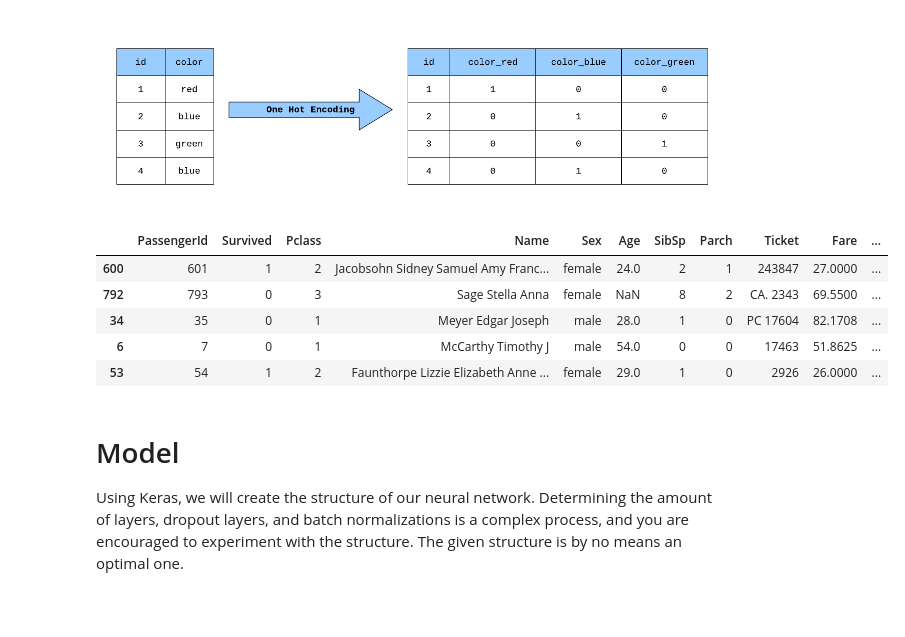
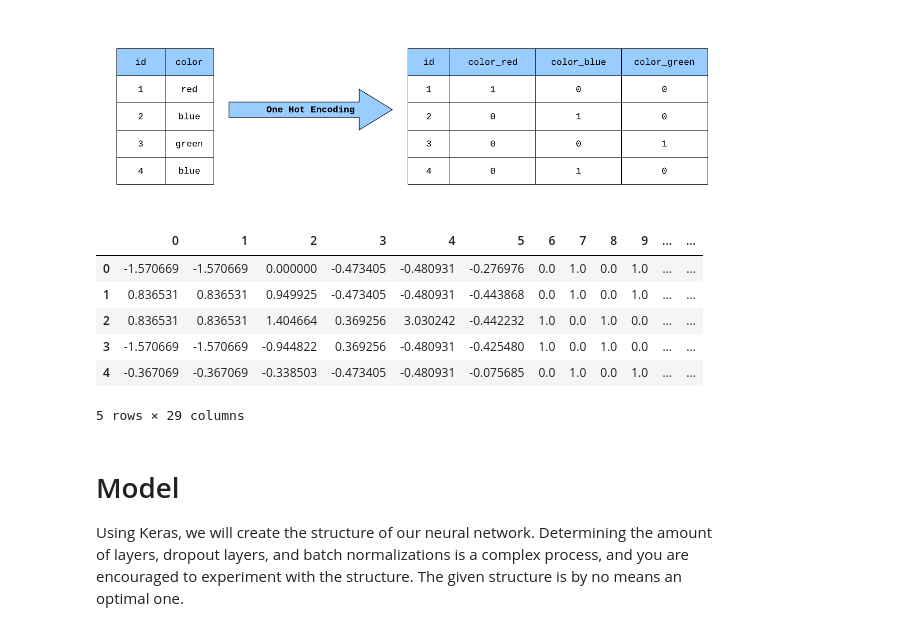
Before and after one commit to sonnyloweus/TitanicDeepLearningNN, a Jupyter notebook: titanicDNN_Tutorial.ipynb, the cells around one changed output. Drawn from its saved outputs; the diff is of its cells as text; code cells hidden in the pictures.

```diff
--- a/titanicDNN_Tutorial.ipynb
+++ b/titanicDNN_Tutorial.ipynb
@@ -102,45 +104,46 @@ The features are split into two cartegories for pipeline processing - **Numberic
 ![1_ggtP4a5YaRx6l09KQaYOnw.png](attachment:8b055ab6-cb25-4640-8e3a-11a9d98be05b.png)
 # %%
 features_num = [
-    'Pclass', 'Age', 'SibSp', 'Parch', 'Ticket_number'
+    'Pclass', 'Pclass', 'Age', 'SibSp', 'Parch', 'Ticket_number'
 ]
 
 features_cat = [
-    'Sex', 'Embarked', 'Prefix'
+    'Sex', 'Sex', 'Embarked', 'Prefix'
 ]
 
 # these are features that we want to keep but need not process. In this case, it is empty but feel free to add some
 features_other = [
 ]
 
 transformer_num = make_pipeline(
     SimpleImputer(),
     StandardScaler()
 )
 
 transformer_cat = make_pipeline(
     SimpleImputer(strategy="constant", fill_value="NA"),
     OneHotEncoder(handle_unknown='ignore', sparse_output=False),
 )
 
 preprocessor = make_column_transformer(
     (transformer_num, features_num),
     (transformer_cat, features_cat),
     ('passthrough', features_other)
 )
 
 processed_X_train = preprocessor.fit_transform(X_train)
 processed_X_valid = preprocessor.transform(X_valid)
 
-df = pd.DataFrame(X_train)
+df = pd.DataFrame(processed_X_train)
 df.head()
 # %% [output]
-|  | PassengerId | Survived | Pclass | Name | Sex | Age | SibSp | Parch | Ticket | Fare | ... |
-| 600 | 601 | 1 | 2 | Jacobsohn Sidney Samuel Amy Franc... | female | 24.0 | 2 | 1 | 243847 | 27.0000 | ... |
-| 792 | 793 | 0 | 3 | Sage Stella Anna | female | NaN | 8 | 2 | CA. 2343 | 69.5500 | ... |
-| 34 | 35 | 0 | 1 | Meyer Edgar Joseph | male | 28.0 | 1 | 0 | PC 17604 | 82.1708 | ... |
-| 6 | 7 | 0 | 1 | McCarthy Timothy J | male | 54.0 | 0 | 0 | 17463 | 51.8625 | ... |
-| 53 | 54 | 1 | 2 | Faunthorpe Lizzie Elizabeth Anne ... | female | 29.0 | 1 | 0 | 2926 | 26.0000 | ... |
+|  | 0 | 1 | 2 | 3 | 4 | 5 | 6 | 7 | 8 | 9 | ... | ... |
+| 0 | -1.570669 | -1.570669 | 0.000000 | -0.473405 | -0.480931 | -0.276976 | 0.0 | 1.0 | 0.0 | 1.0 | ... | ... |
+| 1 | 0.836531 | 0.836531 | 0.949925 | -0.473405 | -0.480931 | -0.443868 | 0.0 | 1.0 | 0.0 | 1.0 | ... | ... |
+| 2 | 0.836531 | 0.836531 | 1.404664 | 0.369256 | 3.030242 | -0.442232 | 1.0 | 0.0 | 1.0 | 0.0 | ... | ... |
+| 3 | -1.570669 | -1.570669 | -0.944822 | 0.369256 | -0.480931 | -0.425480 | 1.0 | 0.0 | 1.0 | 0.0 | ... | ... |
+| 4 | -0.367069 | -0.367069 | -0.338503 | -0.473405 | -0.480931 | -0.075685 | 0.0 | 1.0 | 0.0 | 1.0 | ... | ... |
+5 rows × 29 columns
 # %% [markdown]
 # Model
 Using Keras, we will create the structure of our neural network. Determining the amount of layers, dropout layers, and batch normalizations is a complex process, and you are encouraged to experiment with the structure. The given structure is by no means an optimal one.
```
Also changed, not shown: parts of 8 cells of this notebook.
